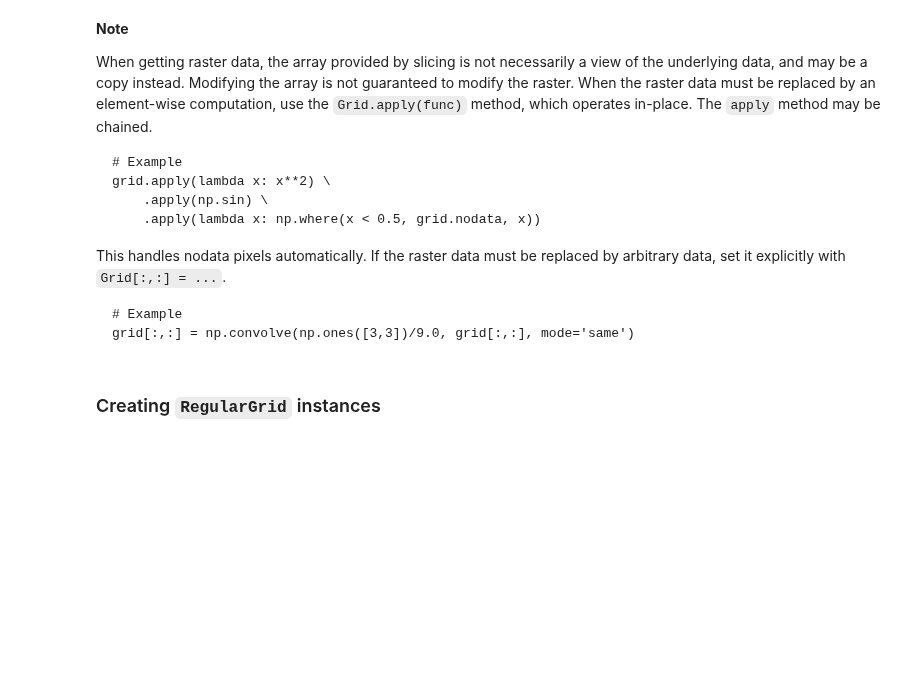
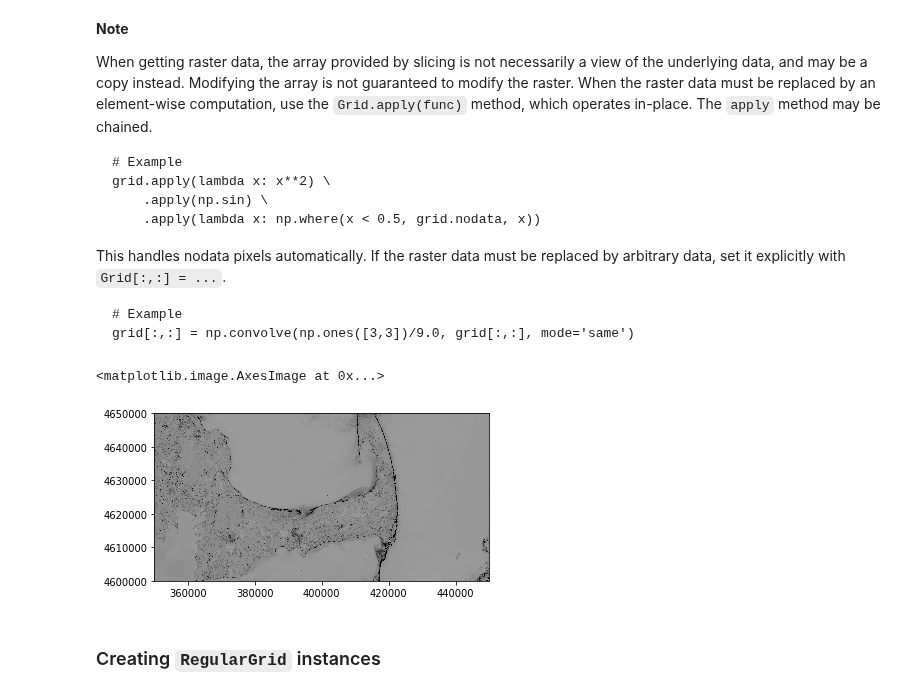
Before and after one commit to fortyninemaps/karta, a Jupyter notebook: doc/source/tutorial.ipynb, the cells around one changed output. Cells and saved outputs as stored; diff of their text form; code cells hidden in the pictures; blank space fills up the shorter version.

````diff
--- a/doc/source/tutorial.ipynb
+++ b/doc/source/tutorial.ipynb
@@ -422,6 +415,12 @@ This handles nodata pixels automatically. If the raster data must be replaced by
 # Example
 grid[:,:] = np.convolve(np.ones([3,3])/9.0, grid[:,:], mode='same')
 ```
+# %%
+ls8_small = ls8.resize((350000, 4600000, 450000, 4650000))
+plt.imshow(ls8_small[:,:,0], origin="bottom", extent=ls8_small.extent(), cmap=plt.cm.binary, vmin=3e3, vmax=12e3)
+# %% [output]
+<matplotlib.image.AxesImage at 0x...>
+[figure, added]
 # %% [markdown]
 ### Creating `RegularGrid` instances
 # %% [markdown]
````
Also changed, not shown: parts of 18 cells of this notebook, 9 other files.
